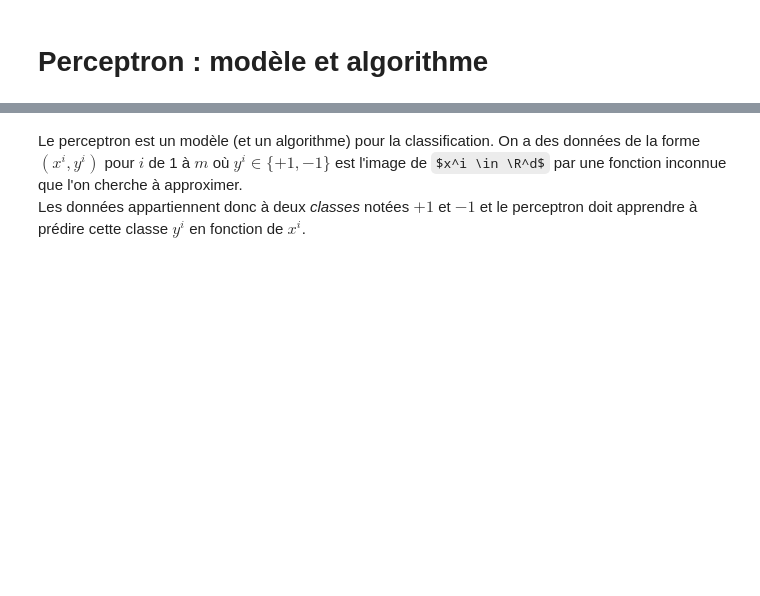
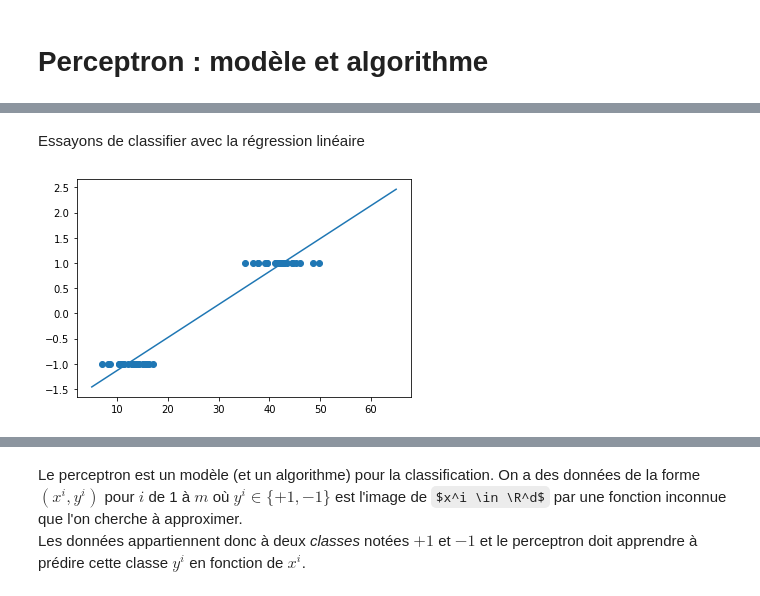
Before and after one commit to DrAlgo/apprentissage_m2_amis, a Jupyter notebook: jupyter/6_perceptron.ipynb, the cells around one changed output, grey strips where cells are left out. Cells and saved outputs as stored; diff of their text form; code cells hidden in the pictures; some formulas as TeX source; blank space fills up the shorter version.

```diff
--- a/jupyter/6_perceptron.ipynb
+++ b/jupyter/6_perceptron.ipynb
@@ -17,0 +39,12 @@ from matplotlib.colors import ListedColormap
+# %% [markdown]
+Essayons de classifier avec la régression linéaire
+# %%
+Xr = X.reshape(-1,1)
+lin_reg = LinearRegression()
+lin_reg.fit(Xr,Y)
+Xlin = np.linspace(5,65,200)
+plt.plot(Xlin,lin_reg.predict(Xlin.reshape(-1,1)))
+plt.scatter(X,Y)
+plt.show()
+# %% [output]
+[figure, added]
```
Also changed, not shown: parts of 13 cells of this notebook, 1 other file.
